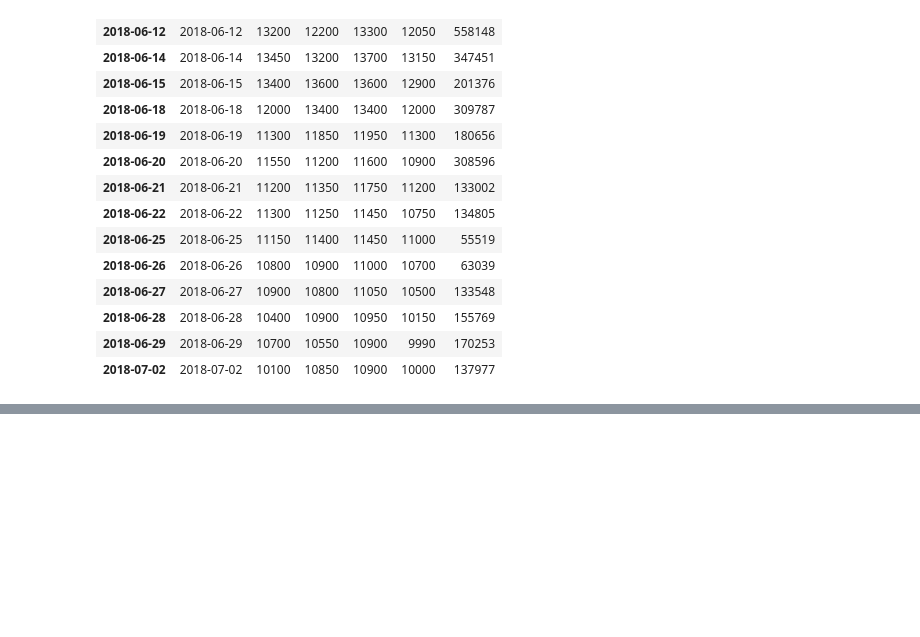
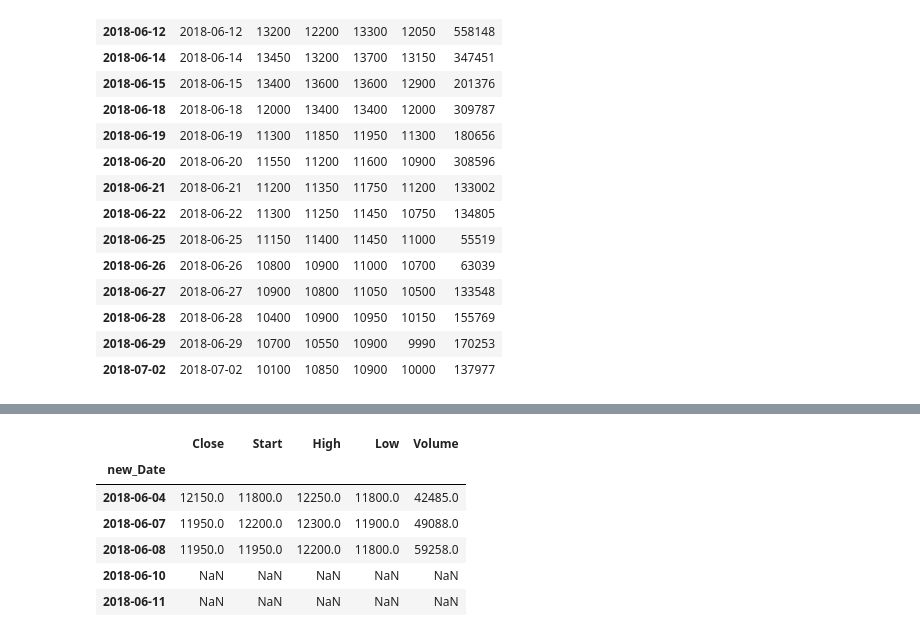
Before and after one commit to leegiseung-stack/18_dataanalytics, a Jupyter notebook: 05_데이터사전처리/06_시게열데이터.ipynb, the cells around one changed output, grey strips where cells are left out. Drawn from its saved outputs; the diff is of its cells as text; code cells hidden in the pictures; blank space fills up the shorter version.

```diff
--- a/06_시게열데이터.ipynb
+++ b/05_데이터사전처리/06_시게열데이터.ipynb
@@ -292,0 +353,10 @@ df.loc[
+# %%
+ts.shift(3,freq="D")
+# %% [output]
+|  | Close | Start | High | Low | Volume |
+| new_Date |  |  |  |  |  |
+| 2018-06-04 | 12150.0 | 11800.0 | 12250.0 | 11800.0 | 42485.0 |
+| 2018-06-07 | 11950.0 | 12200.0 | 12300.0 | 11900.0 | 49088.0 |
+| 2018-06-08 | 11950.0 | 11950.0 | 12200.0 | 11800.0 | 59258.0 |
+| 2018-06-10 | NaN | NaN | NaN | NaN | NaN |
+| 2018-06-11 | NaN | NaN | NaN | NaN | NaN |
```
Also changed, not shown: parts of 6 cells of this notebook.
